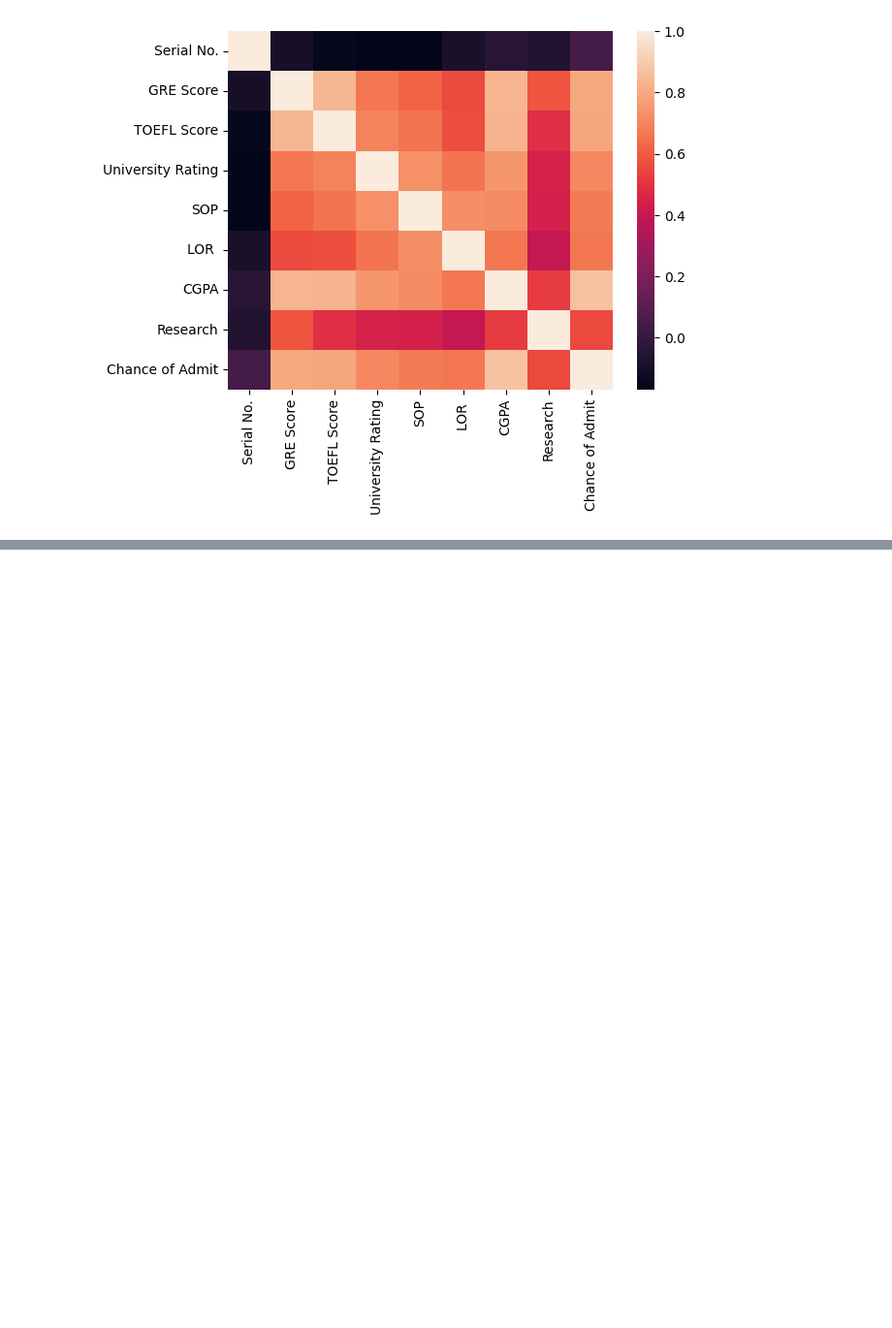
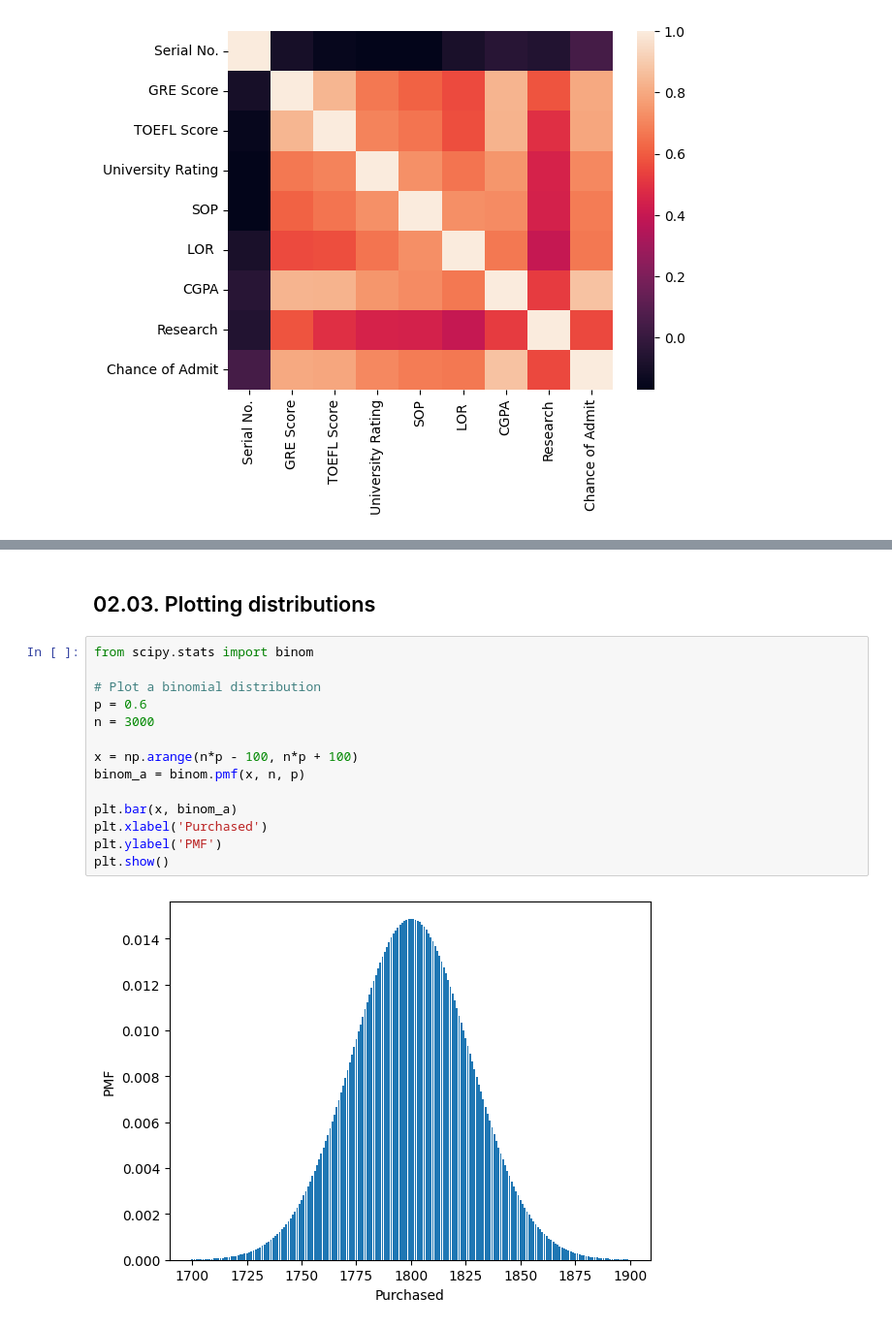
Before and after one commit to alexandergribenchenko/datacamp, a Jupyter notebook: AB_Testing_in_Python/NB_AB_Testing_in_Python.ipynb, the cells around one changed output, grey strips where cells are left out. Shown at 97% size. Cells and saved outputs as stored; diff of their text form; blank space fills up the shorter version.

```diff
--- a/AB_Testing_in_Python/NB_AB_Testing_in_Python.ipynb
+++ b/AB_Testing_in_Python/NB_AB_Testing_in_Python.ipynb
@@ -184,0 +284,18 @@ sns.heatmap(df_admissions.corr(),annot=False)
+# %% [markdown]
+## 02.03. Plotting distributions
+# %%
+from scipy.stats import binom
+
+# Plot a binomial distribution
+p = 0.6
+n = 3000
+
+x = np.arange(n*p - 100, n*p + 100)
+binom_a = binom.pmf(x, n, p)
+
+plt.bar(x, binom_a)
+plt.xlabel('Purchased')
+plt.ylabel('PMF')
+plt.show()
+# %% [output]
+[figure, added]
```
Also changed, not shown: parts of 17 cells of this notebook.
